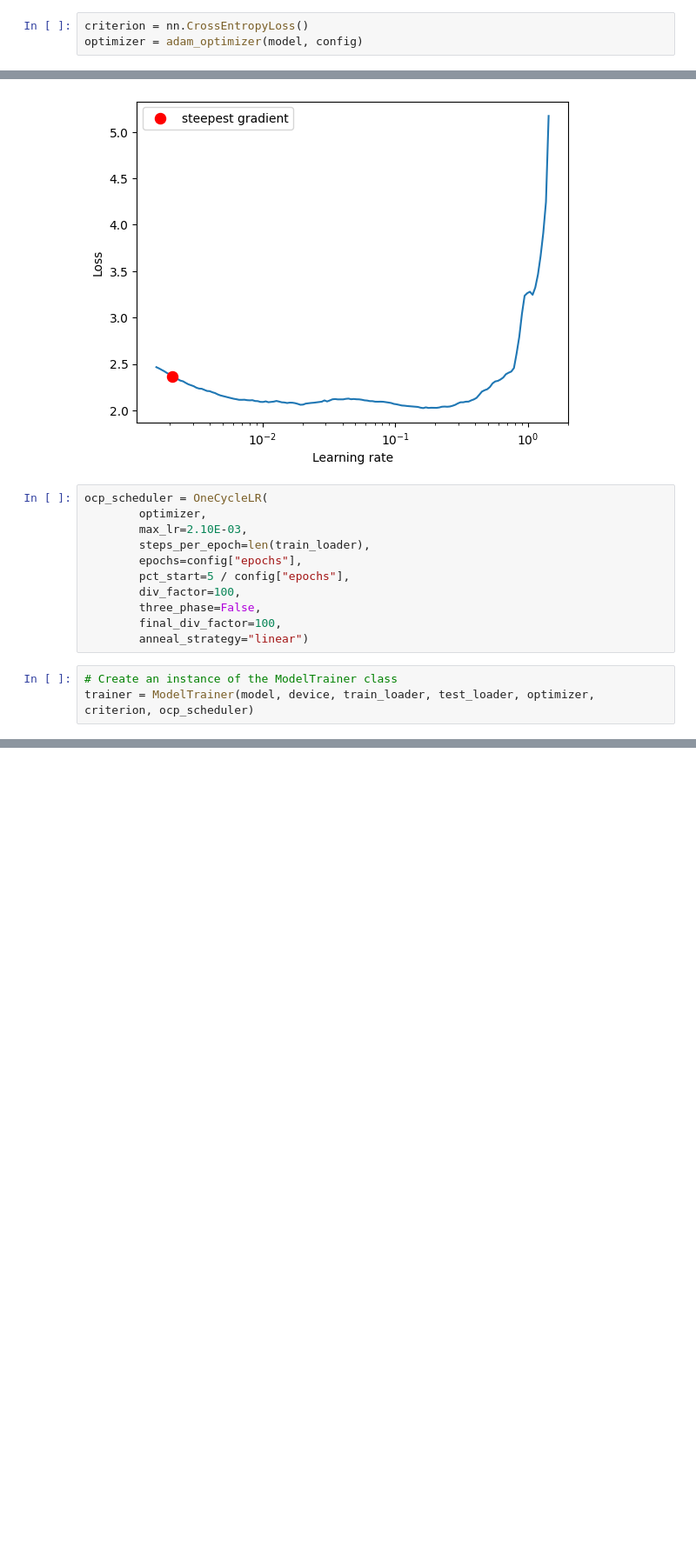
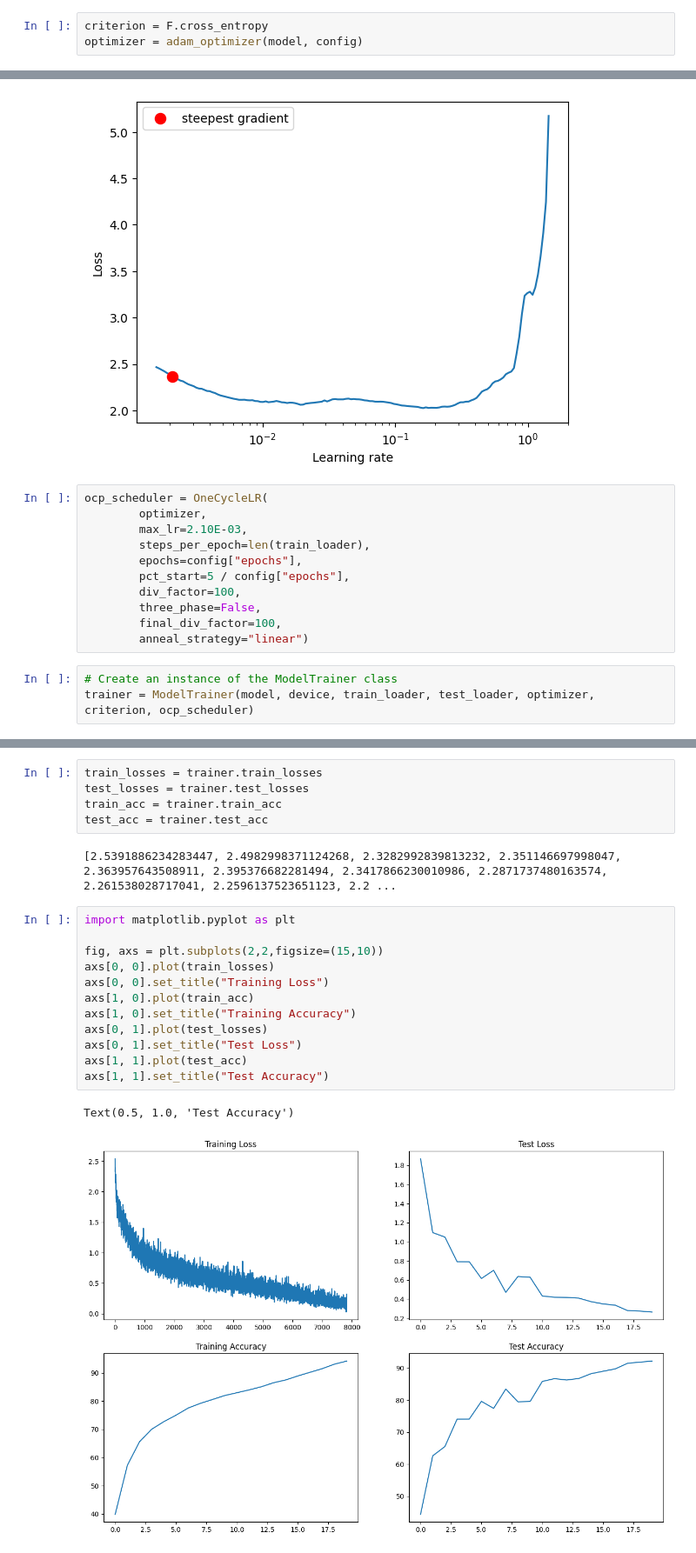
Before and after one commit to aakashvardhan/s11-gradcam, a Jupyter notebook: notebooks/train_resnet18.ipynb, the cells around one changed output, grey strips where cells are left out. Shown: that part at 87% size. Drawn from its saved outputs; the diff is of its cells as text; blank space fills up the shorter version.

Commit message:
Fix code formatting in trainer.py and update test set accuracy display

```diff
--- a/notebooks/train_resnet18.ipynb
+++ b/notebooks/train_resnet18.ipynb
@@ -98,7 +92,7 @@ Params size (MB): 42.63
 Estimated Total Size (MB): 53.89
 ----------------------------------------------------------------
 # %%
-criterion = nn.CrossEntropyLoss()
+criterion = F.cross_entropy
 optimizer = adam_optimizer(model, config)
 # %%
 lr_finder = LRFinder(model, optimizer, criterion, device=device)
@@ -144,0 +148,22 @@ KeyboardInterrupt:
+# %%
+train_losses = trainer.train_losses
+test_losses = trainer.test_losses
+train_acc = trainer.train_acc
+test_acc = trainer.test_acc
+# %% [output]
+[2.5391886234283447, 2.4982998371124268, 2.3282992839813232, 2.351146697998047, 2.363957643508911, 2.395376682281494, 2.3417866230010986, 2.2871737480163574, 2.261538028717041, 2.2596137523651123, 2.2 ...
+# %%
+import matplotlib.pyplot as plt
+
+fig, axs = plt.subplots(2,2,figsize=(15,10))
+axs[0, 0].plot(train_losses)
+axs[0, 0].set_title("Training Loss")
+axs[1, 0].plot(train_acc)
+axs[1, 0].set_title("Training Accuracy")
+axs[0, 1].plot(test_losses)
+axs[0, 1].set_title("Test Loss")
+axs[1, 1].plot(test_acc)
+axs[1, 1].set_title("Test Accuracy")
+# %% [output]
+Text(0.5, 1.0, 'Test Accuracy')
+[figure, added]
```
Also changed, not shown: parts of 5 cells of this notebook, 3 other files.
